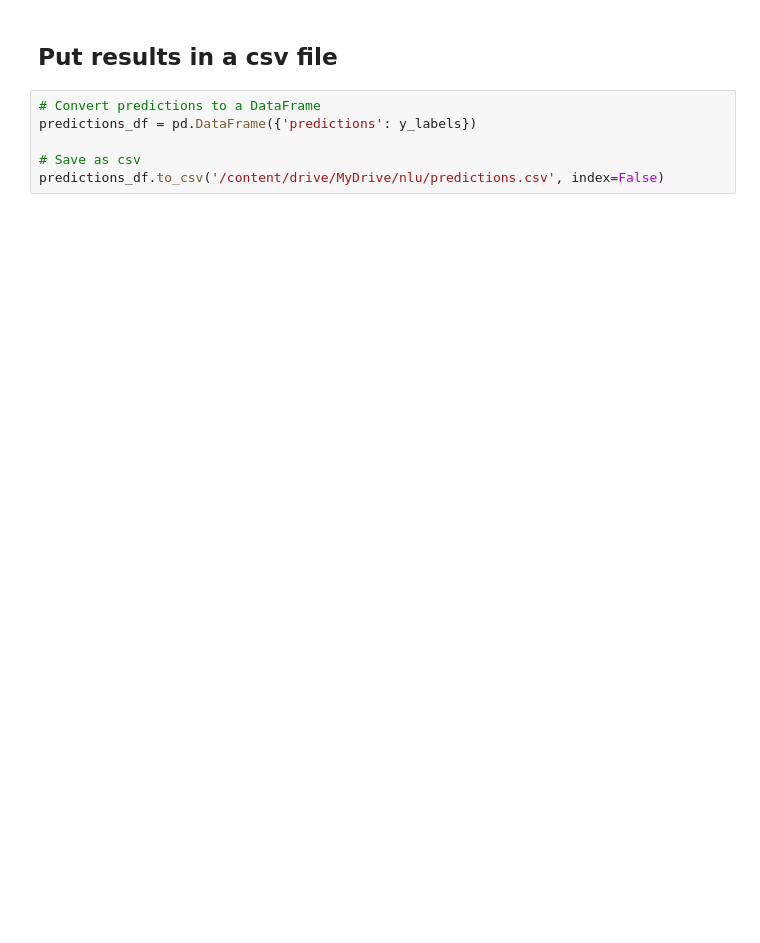
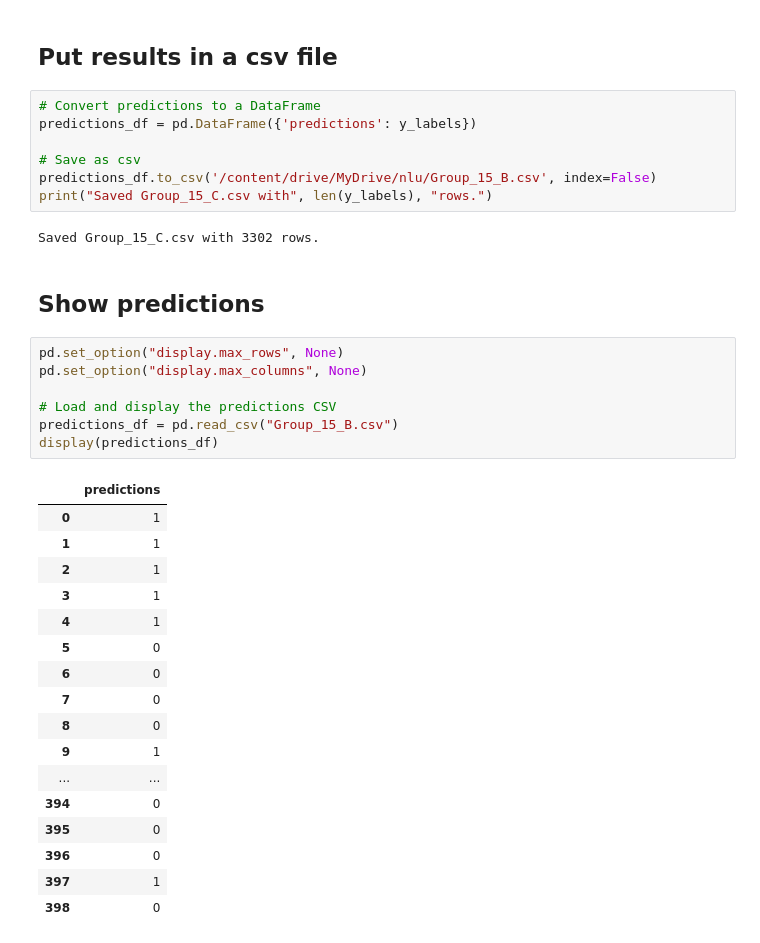
Before and after one commit to kseifo/Natural-Language-Inference, a Jupyter notebook: demo_code/SolutionB_demo_code.ipynb, the cells around one changed output. Cells and saved outputs as stored; diff of their text form; blank space fills up the shorter version.

Commit message:
Show predictions in demo code

```diff
--- a/demo_code/SolutionB_demo_code.ipynb
+++ b/demo_code/SolutionB_demo_code.ipynb
@@ -250,4 +255,34 @@ y_labels = np.argmax(y_probs, axis=1)
 predictions_df = pd.DataFrame({'predictions': y_labels})
 
 # Save as csv
-predictions_df.to_csv('/content/drive/MyDrive/nlu/predictions.csv', index=False)
+predictions_df.to_csv('/content/drive/MyDrive/nlu/Group_15_B.csv', index=False)
+print("Saved Group_15_C.csv with", len(y_labels), "rows.")
+# %% [output]
+Saved Group_15_C.csv with 3302 rows.
+# %% [markdown]
+## Show predictions
+# %%
+pd.set_option("display.max_rows", None)
+pd.set_option("display.max_columns", None)
+
+# Load and display the predictions CSV
+predictions_df = pd.read_csv("Group_15_B.csv")
+display(predictions_df)
+# %% [output]
+|  | predictions |
+| 0 | 1 |
+| 1 | 1 |
+| 2 | 1 |
+| 3 | 1 |
+| 4 | 1 |
+| 5 | 0 |
+| 6 | 0 |
+| 7 | 0 |
+| 8 | 0 |
+| 9 | 1 |
+| ... | ... |
+| 394 | 0 |
+| 395 | 0 |
+| 396 | 0 |
+| 397 | 1 |
+| 398 | 0 |
```
Also changed, not shown: parts of 3 cells of this notebook.
